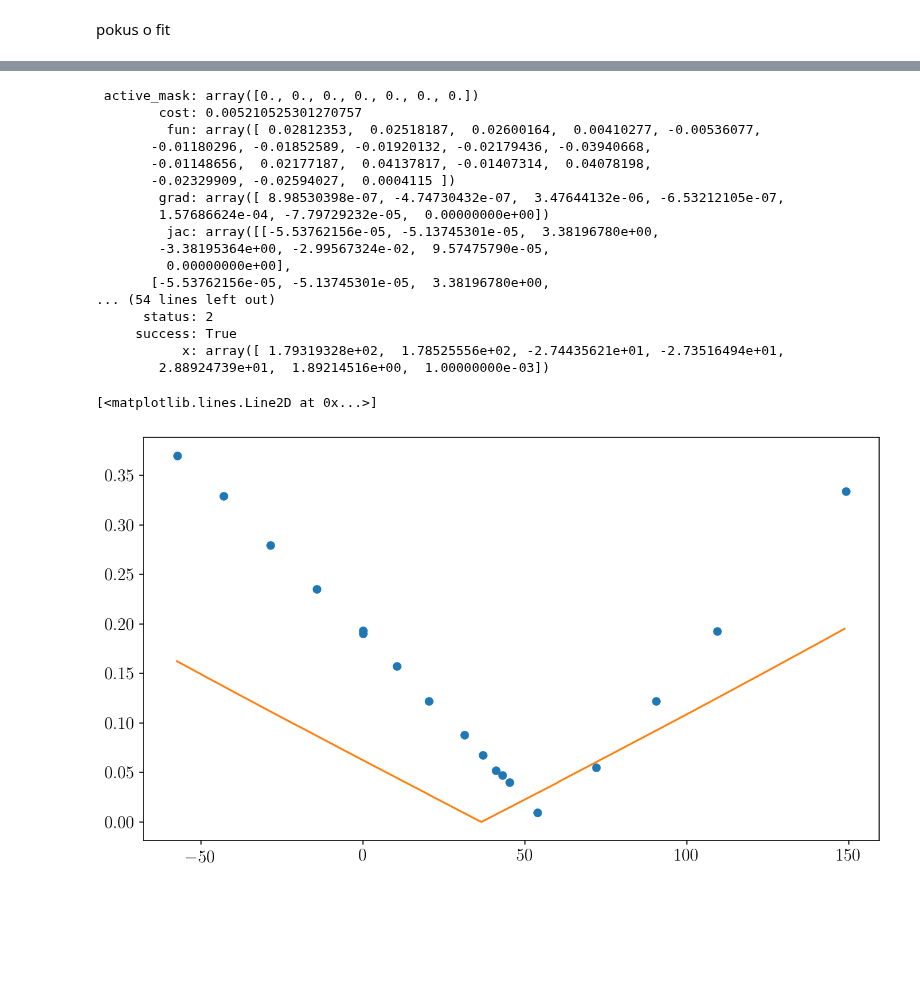
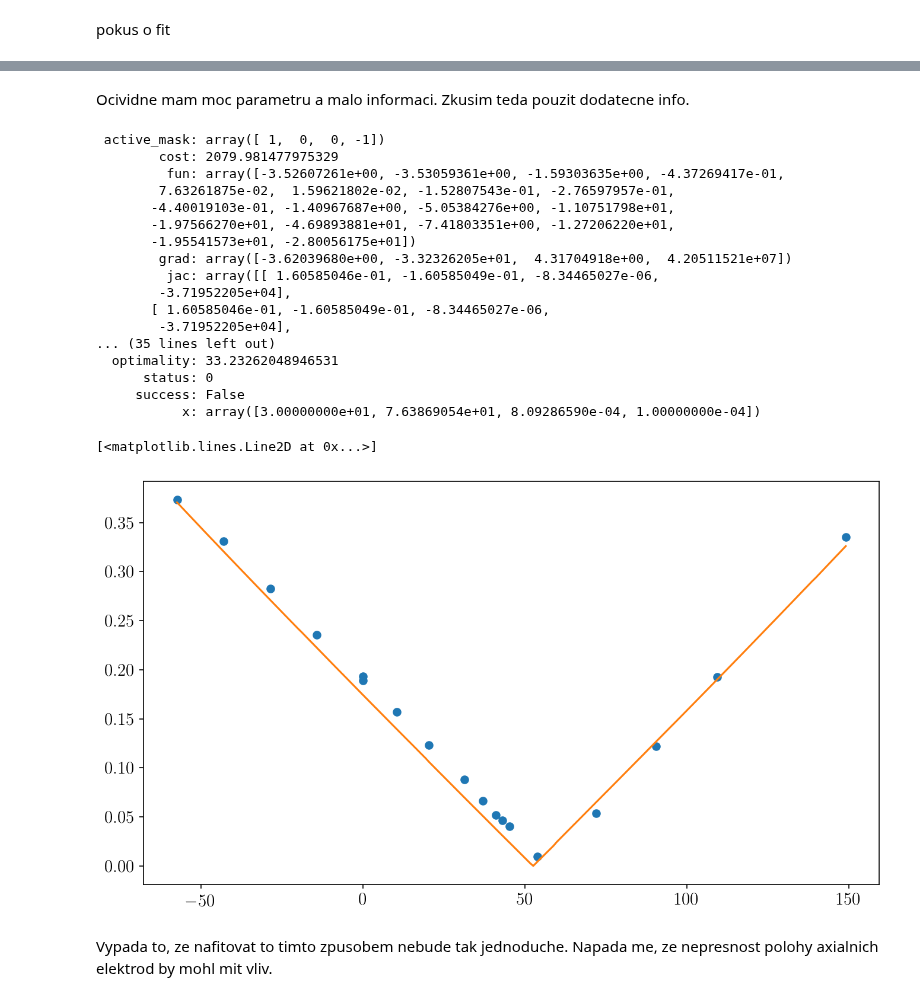
Before and after one commit to dvadlejch/Julia_vypocty_diplomka, a Jupyter notebook: micromotion_measurements/axial_EMM_model_fit.ipynb, the cells around one changed output, grey strips where cells are left out. Saved outputs shown, nothing was run; the diff lists cells and outputs as text; code cells hidden in the pictures; blank space fills up the shorter version.

Commit message:
zkousim fitovat namerenou zavilost EMM
jak to, ze mame stred RF pole tak mimo ? testuju vliv posunu axialni elektrody na el. pole

```diff
--- a/micromotion_measurements/axial_EMM_model_fit.ipynb
+++ b/micromotion_measurements/axial_EMM_model_fit.ipynb
@@ -83,7 +83,7 @@ def fit_resid(x, Omega, S, time_step):
     len_S = len(S)
     #print(len_S)
     S_fit = x[0] + x[1] * np.cos(Omega * time_step * np.arange(0, len_S) - x[2])
-    return S - S_fit
+    return (S - S_fit)**2
 
 def fit_func(x, Omega, time_points):
     return x[0] + x[1] * np.cos(Omega * time_points - x[2])
@@ -97,7 +97,7 @@ x = np.zeros( (3,fotkor_shape[1]) )
 DeltaS_S_ratio = []
 for i in range(fotkor_shape[1]):
     x0 = [fotkor_bezcond[:fotkor_shape[0]-2,i].mean(), 0.5* ( fotkor_bezcond[:fotkor_shape[0]-2,i].max()
-        -fotkor_bezcond[:fotkor_shape[0]-2,i].min() ), 1.5]
+        -fotkor_bezcond[:fotkor_shape[0]-2,i].min() ), 2]
 
     #fit = least_squares(fit_resid,x0, args=(Omega, fotkor_bezcond[:fotkor_shape[0]-2,0], t_res) , method="lm", ftol=1e-10)
     fit = least_squares(fit_resid,x0, args=(Omega, fotkor_bezcond[:fotkor_shape[0]-2,i], t_res) , ftol=1e-10, xtol=1e-10)
@@ -222,9 +222,9 @@ plt.plot(z_data*1e3, E_rf_amp)
 from scipy import interpolate
 
 # definice interpolacnich fci
-E_field_ax_6 = interpolate.interp1d(z_data*1e3, E_field_ax_data)
-E_field_ax_5 = interpolate.interp1d(z_data*1e3, -1*E_field_ax_data[::-1])
-E_field_rad_jedna = interpolate.interp1d(z_data*1e3, E_field_rad_data_jedna)
+E_field_ax_6 = interpolate.interp1d(z_data*1e3, E_field_ax_data, kind='quadratic')
+E_field_ax_5 = interpolate.interp1d(z_data*1e3, -1*E_field_ax_data[::-1], kind='quadratic')
+E_field_rad_jedna = interpolate.interp1d(z_data*1e3, E_field_rad_data_jedna, kind='quadratic')
 # %% [markdown]
 vypada ok
 # %%
@@ -285,0 +356,2 @@ pokus o fit
+# %% [markdown]
+Ocividne mam moc parametru a malo informaci. Zkusim teda pouzit dodatecne info.
@@ -289,38 +375,50 @@ from scipy.optimize import least_squares
 f_interp = (E_field_rad_jedna, E_field_ax_5, E_field_ax_6) # interpolacni fce jednotkovych osovych poli
 DS_S_bezcond = np.abs(DeltaS_S_ratio)
 
-params0 = [150, 150, 0, 0, 0.1, 0.1, 1e-3]
+params0 = [4, 85, 0, 5.5e-4]
+bbounds = ([0,50,-0.1,1e-4],[30,100,0.1,1e-3] )
 
-fit = least_squares(E_rf_amp_asym_resid, params0, args=(DS_S_bezcond, z_bezcond*1e6, f_interp))
+#fit = least_squares(E_rf_amp_asym_resid, params0, args=(DS_S_bezcond, z_bezcond*1e6, f_interp),
+#                    bounds=([369,369,0,0,-0.1,-0.5,1e-3],[370,370,100,100,0.1,0.5,5e-2] ), ftol=1e-10,
+#                   method='dogbox')
+
+fit = least_squares(E_rf_amp_asym_resid_2, params0, args=(DS_S_bezcond, z_bezcond*1e6, f_interp),
+                   bounds=bbounds, ftol=1e-10,
+                  method='dogbox')
+
+#fit = least_squares(E_rf_amp_asym_resid_2, params0, args=(DS_S_bezcond, z_bezcond*1e6, f_interp), ftol=1e-10,
+#                  method='dogbox')
 fit
 # %% [output]
- active_mask: array([0., 0., 0., 0., 0., 0., 0.])
-        cost: 0.005210525301270757
-         fun: array([ 0.02812353,  0.02518187,  0.02600164,  0.00410277, -0.00536077,
-       -0.01180296, -0.01852589, -0.01920132, -0.02179436, -0.03940668,
-       -0.01148656,  0.02177187,  0.04137817, -0.01407314,  0.04078198,
-       -0.02329909, -0.02594027,  0.0004115 ])
-        grad: array([ 8.98530398e-07, -4.74730432e-07,  3.47644132e-06, -6.53212105e-07,
-        1.57686624e-04, -7.79729232e-05,  0.00000000e+00])
-         jac: array([[-5.53762156e-05, -5.13745301e-05,  3.38196780e+00,
-        -3.38195364e+00, -2.99567324e-02,  9.57475790e-05,
-         0.00000000e+00],
-       [-5.53762156e-05, -5.13745301e-05,  3.38196780e+00,
-... (54 lines left out)
-      status: 2
-     success: True
-           x: array([ 1.79319328e+02,  1.78525556e+02, -2.74435621e+01, -2.73516494e+01,
-        2.88924739e+01,  1.89214516e+00,  1.00000000e-03])
+ active_mask: array([ 1,  0,  0, -1])
+        cost: 2079.981477975329
+         fun: array([-3.52607261e+00, -3.53059361e+00, -1.59303635e+00, -4.37269417e-01,
+        7.63261875e-02,  1.59621802e-02, -1.52807543e-01, -2.76597957e-01,
+       -4.40019103e-01, -1.40967687e+00, -5.05384276e+00, -1.10751798e+01,
+       -1.97566270e+01, -4.69893881e+01, -7.41803351e+00, -1.27206220e+01,
+       -1.95541573e+01, -2.80056175e+01])
+        grad: array([-3.62039680e+00, -3.32326205e+01,  4.31704918e+00,  4.20511521e+07])
+         jac: array([[ 1.60585046e-01, -1.60585049e-01, -8.34465027e-06,
+        -3.71952205e+04],
+       [ 1.60585046e-01, -1.60585049e-01, -8.34465027e-06,
+        -3.71952205e+04],
+... (35 lines left out)
+  optimality: 33.23262048946531
+      status: 0
+     success: False
+           x: array([3.00000000e+01, 7.63869054e+01, 8.09286590e-04, 1.00000000e-04])
 # %%
 # vyploceni fitu
 
-z_fit = np.arange(z_bezcond.min()*1e6, z_bezcond.max()*1e6)
-#E_amp_fit = fit.x[6]* E_rf_asym_amp(fit.x[:4], np.array( [0, fit.x[4], fit.x[5]] ), z_fit, f_interp )
-E_amp_fit = 1e-3* E_rf_asym_amp(np.array([200,200,20,35]), np.array( [0, 0, 0] ), z_fit, f_interp )
+z_fit = np.linspace(z_bezcond.min()*1e6, z_bezcond.max()*1e6, 200)
+#E_amp_fit = fit.x[3]* E_rf_asym_amp(np.append(np.array([600,600]),fit.x[:2]), np.array( [0, 0, fit.x[2]] ), z_fit, f_interp )
+E_amp_fit = 5.9e-4* E_rf_asym_amp(np.array([560,560,4,75]), np.array( [0, 0, 0] ), z_fit, f_interp )
 
 plt.figure(figsize=(sizex/my_dpi, sizey/my_dpi), dpi=my_dpi)
 plt.plot(z_bezcond*1e6, np.abs(DeltaS_S_ratio), 'o', label="bez kondiku")
 plt.plot(z_fit, E_amp_fit)
 # %% [output]
 [<matplotlib.lines.Line2D at 0x...>]
-[figure, old version]
+[figure, new version]
+# %% [markdown]
+Vypada to, ze nafitovat to timto zpusobem nebude tak jednoduche. Napada me, ze nepresnost polohy axialnich elektrod by mohl mit vliv.
```
Also changed, not shown: parts of 9 cells of this notebook, 6 other files.
